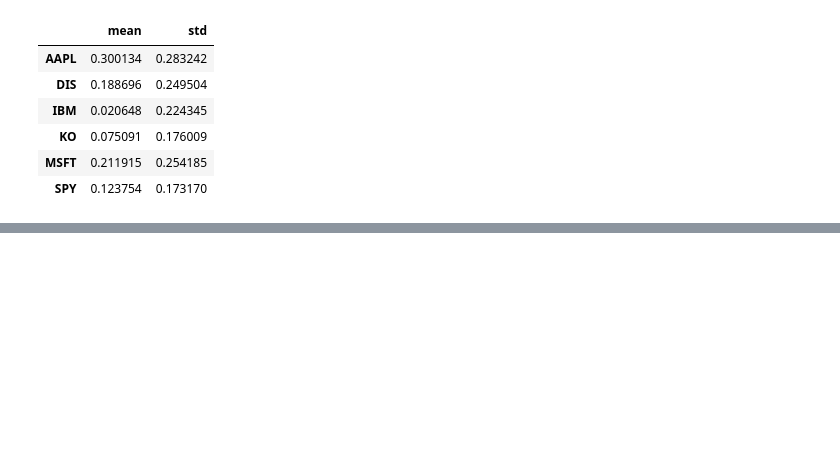
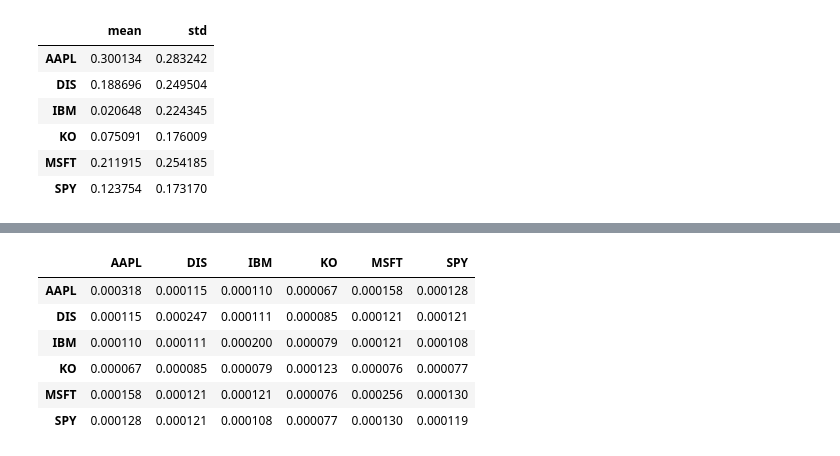
Before and after one commit to Shawnzty/algo-trade, a Jupyter notebook: YT2.ipynb, the cells around one changed output, grey strips where cells are left out. Cells and saved outputs as stored; diff of their text form; code cells hidden in the pictures; blank space fills up the shorter version.

```diff
--- a/YT2.ipynb
+++ b/YT2.ipynb
@@ -69,0 +110,10 @@ summary.plot.scatter(x="std", y="mean", figsize=(12,8), s=50, fontsize=15)
+# %%
+ret.cov()
+# %% [output]
+|  | AAPL | DIS | IBM | KO | MSFT | SPY |
+| AAPL | 0.000318 | 0.000115 | 0.000110 | 0.000067 | 0.000158 | 0.000128 |
+| DIS | 0.000115 | 0.000247 | 0.000111 | 0.000085 | 0.000121 | 0.000121 |
+| IBM | 0.000110 | 0.000111 | 0.000200 | 0.000079 | 0.000121 | 0.000108 |
+| KO | 0.000067 | 0.000085 | 0.000079 | 0.000123 | 0.000076 | 0.000077 |
+| MSFT | 0.000158 | 0.000121 | 0.000121 | 0.000076 | 0.000256 | 0.000130 |
+| SPY | 0.000128 | 0.000121 | 0.000108 | 0.000077 | 0.000130 | 0.000119 |
```
Also changed, not shown: parts of 10 cells of this notebook, 1 other file.
